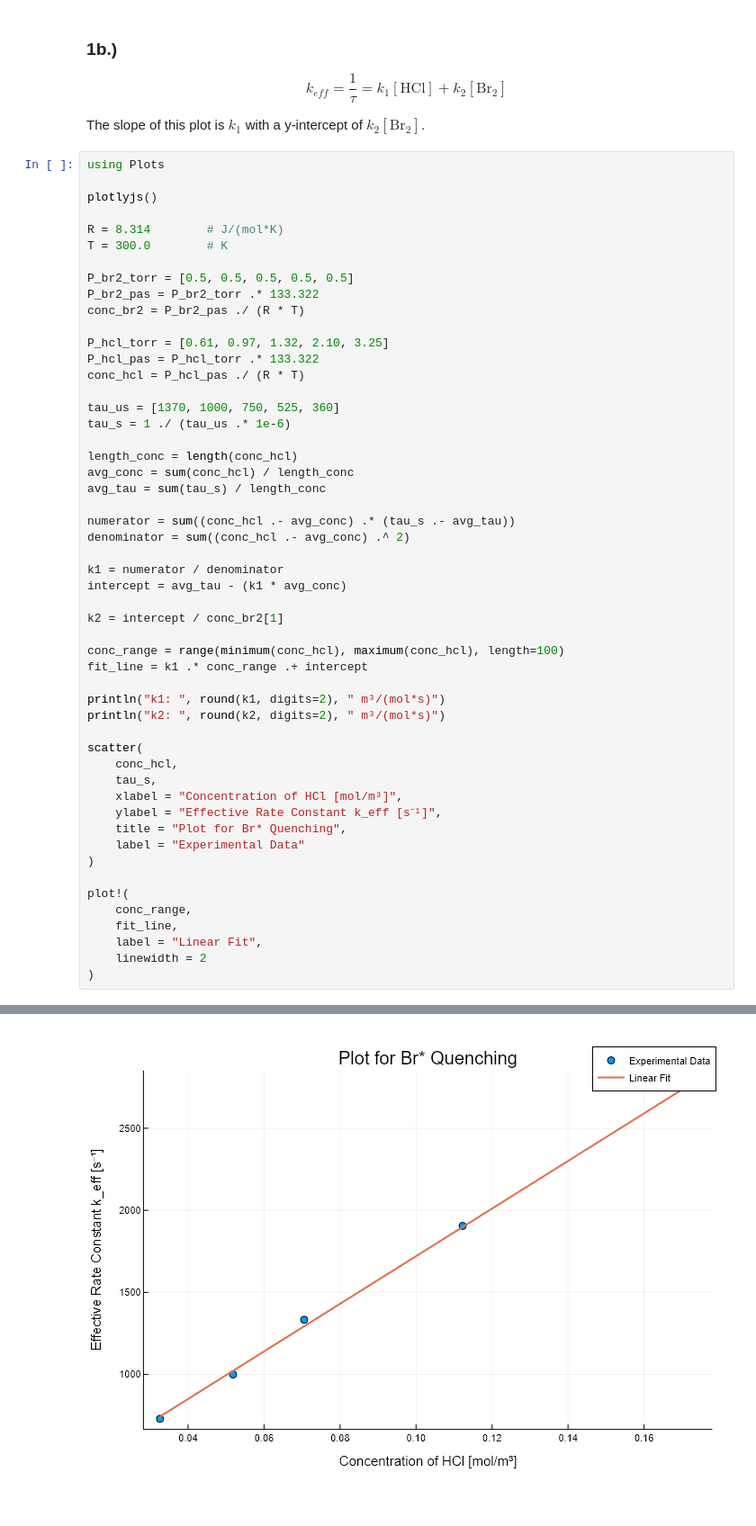
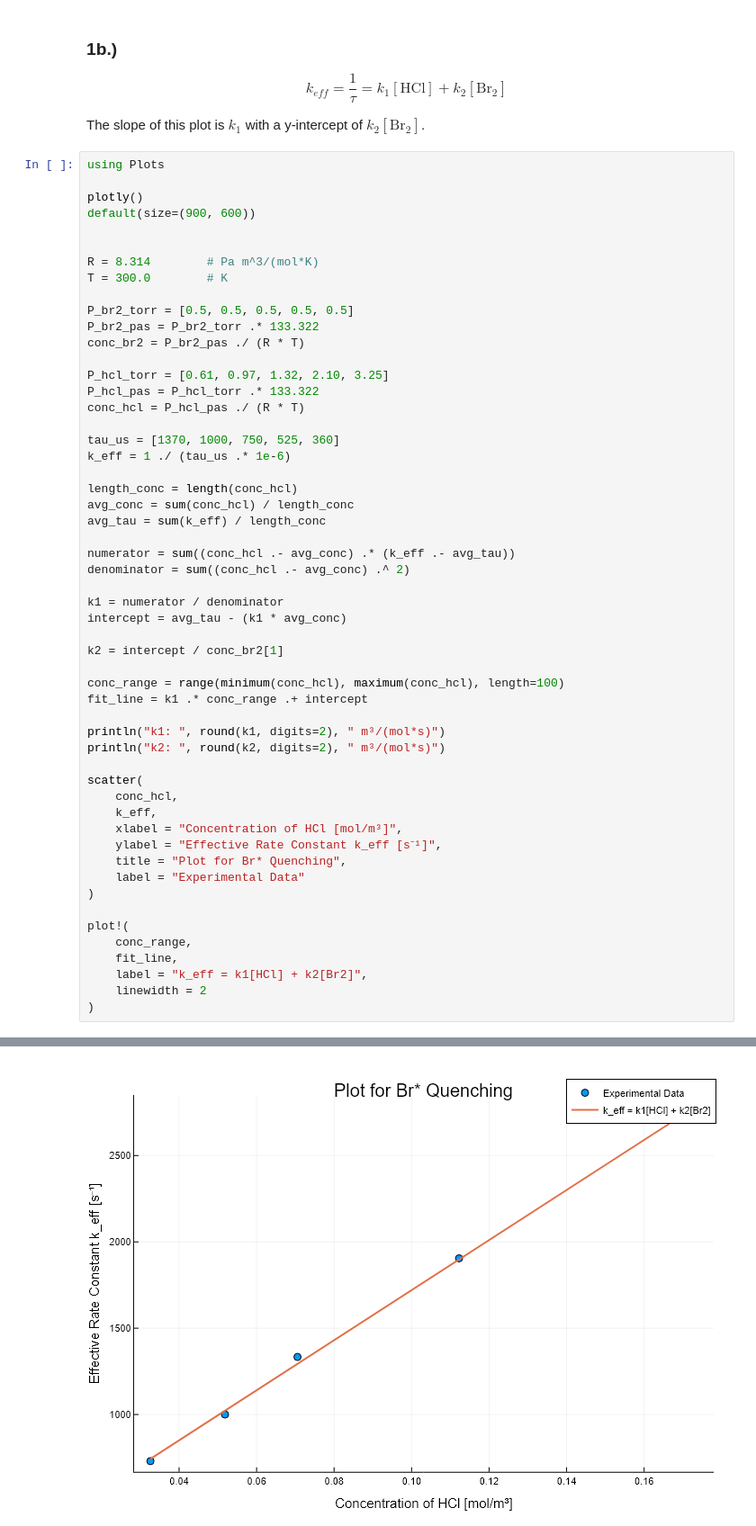
Before and after one commit to SGA68/CHEM5541-Chemical-Dynamics, a Jupyter notebook: Problem Sets/S.Arnold - Problem Set 3 - CHEM 5541.ipynb, the cells around one changed output, grey strips where cells are left out. Shown at 90% size. Saved outputs shown, nothing was run; the diff lists cells and outputs as text.

```diff
--- a/Problem Sets/S.Arnold - Problem Set 3 - CHEM 5541.ipynb
+++ b/Problem Sets/S.Arnold - Problem Set 3 - CHEM 5541.ipynb
@@ -31,9 +31,11 @@ The slope of this plot is $k_1$ with a y-intercept of $k_2[\text{Br}_2]$.
 # %%
 using Plots
 
-plotlyjs()
+plotly()
+default(size=(900, 600))
 
-R = 8.314        # J/(mol*K)
+
+R = 8.314        # Pa m^3/(mol*K)
 T = 300.0        # K
 
 P_br2_torr = [0.5, 0.5, 0.5, 0.5, 0.5]
@@ -45,13 +47,13 @@ P_hcl_pas = P_hcl_torr .* 133.322
 conc_hcl = P_hcl_pas ./ (R * T)
 
 tau_us = [1370, 1000, 750, 525, 360]
-tau_s = 1 ./ (tau_us .* 1e-6)
+k_eff = 1 ./ (tau_us .* 1e-6)
 
 length_conc = length(conc_hcl)
 avg_conc = sum(conc_hcl) / length_conc
-avg_tau = sum(tau_s) / length_conc
+avg_tau = sum(k_eff) / length_conc
 
-numerator = sum((conc_hcl .- avg_conc) .* (tau_s .- avg_tau))
+numerator = sum((conc_hcl .- avg_conc) .* (k_eff .- avg_tau))
 denominator = sum((conc_hcl .- avg_conc) .^ 2)
 
 k1 = numerator / denominator
@@ -67,7 +69,7 @@ println("k2: ", round(k2, digits=2), " m³/(mol*s)")
 
 scatter(
     conc_hcl,
-    tau_s,
+    k_eff,
     xlabel = "Concentration of HCl [mol/m³]",
     ylabel = "Effective Rate Constant k_eff [s⁻¹]",
     title = "Plot for Br* Quenching",
@@ -77,7 +79,7 @@ scatter(
 plot!(
     conc_range,
     fit_line,
-    label = "Linear Fit",
+    label = "k_eff = k1[HCl] + k2[Br2]",
     linewidth = 2
 )
 # %% [output]
@@ -86 +89 @@ k2: 10110.32 m³/(mol*s)
-[figure, old version]
+[figure, new version]
```
Also changed, not shown: parts of 28 cells of this notebook, 6 other files.
